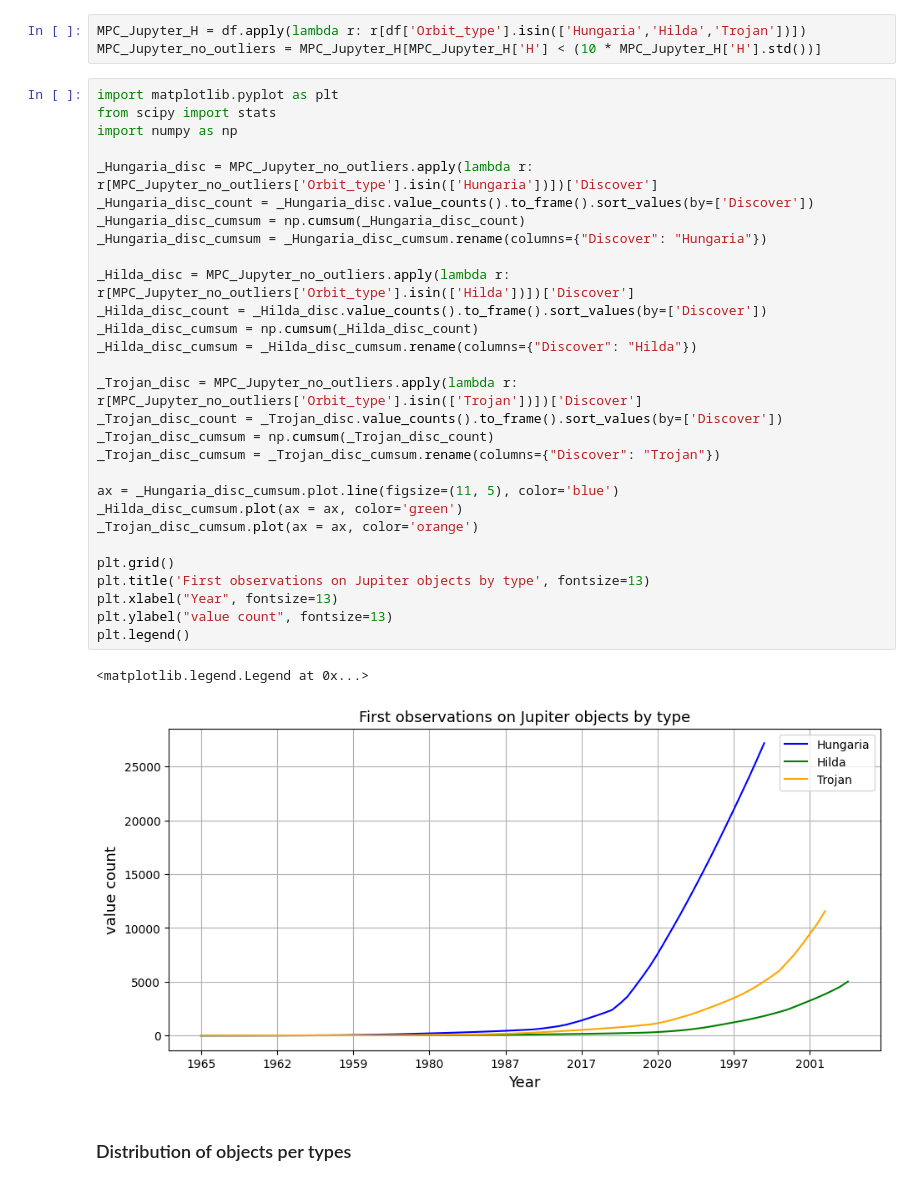
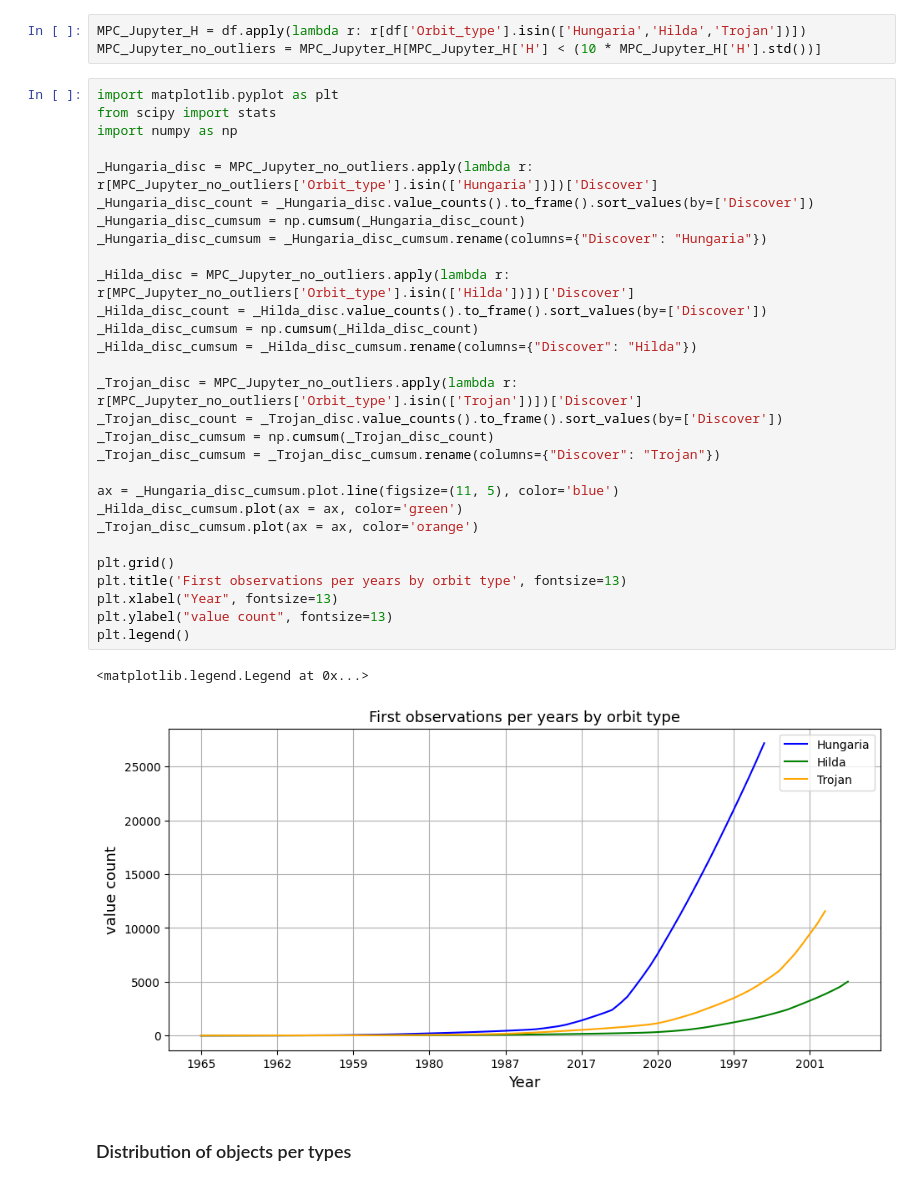
Before and after one commit to alexfum75/Jupiter_Asteroids, a Jupyter notebook: Hilda.ipynb, the cells around one changed output. Drawn from its saved outputs; the diff is of its cells as text.

Commit message:
dist year

```diff
--- a/Hilda.ipynb
+++ b/Hilda.ipynb
@@ -71,35 +71,35 @@ MPC_Jupyter_no_outliers = MPC_Jupyter_H[MPC_Jupyter_H['H'] < (10 * MPC_Jupyter_H
 # %%
 import matplotlib.pyplot as plt
 from scipy import stats
 import numpy as np
 
 _Hungaria_disc = MPC_Jupyter_no_outliers.apply(lambda r: r[MPC_Jupyter_no_outliers['Orbit_type'].isin(['Hungaria'])])['Discover']
 _Hungaria_disc_count = _Hungaria_disc.value_counts().to_frame().sort_values(by=['Discover'])
 _Hungaria_disc_cumsum = np.cumsum(_Hungaria_disc_count)
 _Hungaria_disc_cumsum = _Hungaria_disc_cumsum.rename(columns={"Discover": "Hungaria"})
 
 _Hilda_disc = MPC_Jupyter_no_outliers.apply(lambda r: r[MPC_Jupyter_no_outliers['Orbit_type'].isin(['Hilda'])])['Discover']
 _Hilda_disc_count = _Hilda_disc.value_counts().to_frame().sort_values(by=['Discover'])
 _Hilda_disc_cumsum = np.cumsum(_Hilda_disc_count)
 _Hilda_disc_cumsum = _Hilda_disc_cumsum.rename(columns={"Discover": "Hilda"})
 
 _Trojan_disc = MPC_Jupyter_no_outliers.apply(lambda r: r[MPC_Jupyter_no_outliers['Orbit_type'].isin(['Trojan'])])['Discover']
 _Trojan_disc_count = _Trojan_disc.value_counts().to_frame().sort_values(by=['Discover'])
 _Trojan_disc_cumsum = np.cumsum(_Trojan_disc_count)
 _Trojan_disc_cumsum = _Trojan_disc_cumsum.rename(columns={"Discover": "Trojan"})
 
 ax = _Hungaria_disc_cumsum.plot.line(figsize=(11, 5), color='blue')
 _Hilda_disc_cumsum.plot(ax = ax, color='green')
 _Trojan_disc_cumsum.plot(ax = ax, color='orange')
 
 plt.grid()
-plt.title('First observations on Jupiter objects by type', fontsize=13)
+plt.title('First observations per years by orbit type', fontsize=13)
 plt.xlabel("Year", fontsize=13)
 plt.ylabel("value count", fontsize=13)
 plt.legend()
 # %% [output]
 <matplotlib.legend.Legend at 0x...>
-[figure, old version]
+[figure, new version]
 # %% [markdown]
 ### Distribution of objects per types
 # %%
```
